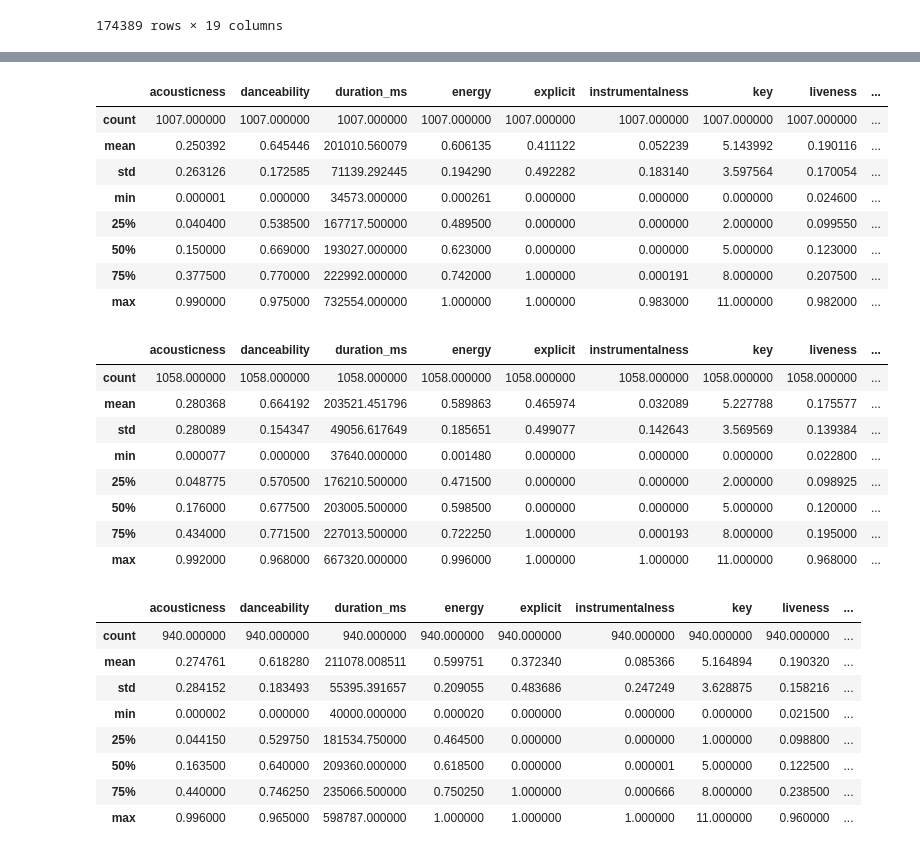
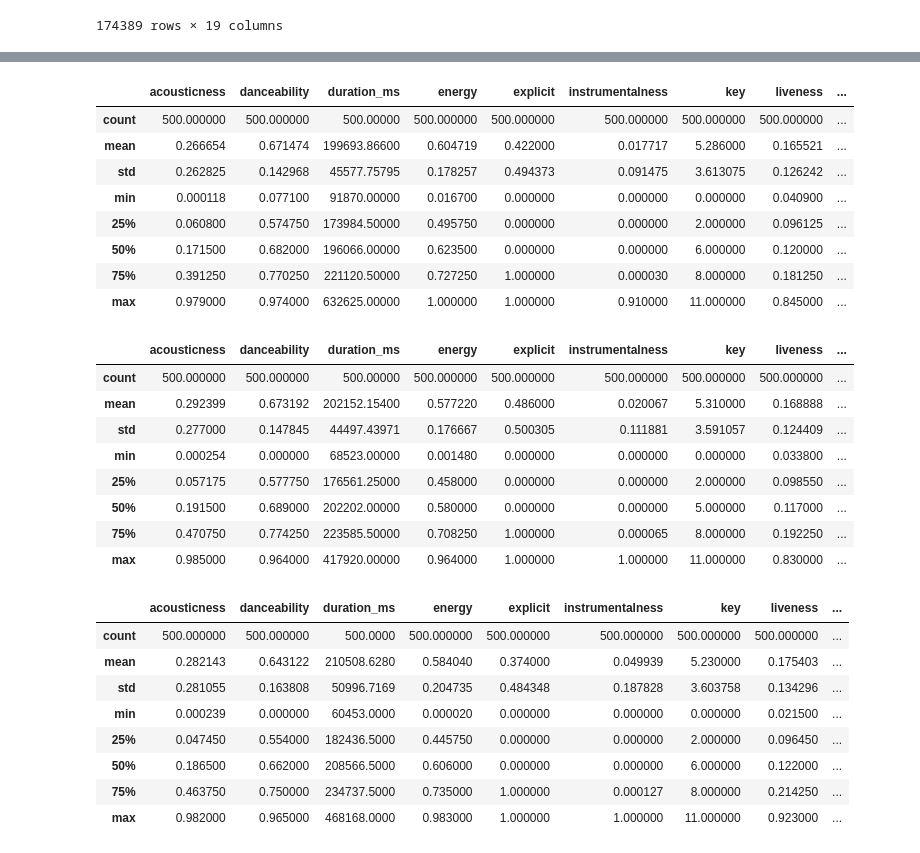
Before and after one commit to shchee5/TurnUptheData, a Jupyter notebook: Resources/Discovery.ipynb, the cells around one changed output, grey strips where cells are left out. Saved outputs shown, nothing was run; the diff lists cells and outputs as text; code cells hidden in the pictures.

```diff
--- a/Resources/Discovery.ipynb
+++ b/Resources/Discovery.ipynb
@@ -46,3 +46 @@ grouped_df.plot(kind='bar',x='year')
-# %%
-artist_df = artist_df.loc[artist_df['popularity'] >= 25]
 # %%
@@ -74,41 +74,44 @@ year2020_df.describe()
 # %%
-year2019_df = artist_df.loc[artist_df['year'] == 2019]
-year2019_df.describe()
+year2019_df = artist_df.loc[artist_df['year'] == 2019].sort_values(['popularity'],ascending=False)
+year2019_df_top = year2019_df.head(500)
+year2019_df_top.describe()
 # %% [output]
 |  | acousticness | danceability | duration_ms | energy | explicit | instrumentalness | key | liveness | ... |
-| count | 1007.000000 | 1007.000000 | 1007.000000 | 1007.000000 | 1007.000000 | 1007.000000 | 1007.000000 | 1007.000000 | ... |
-| mean | 0.250392 | 0.645446 | 201010.560079 | 0.606135 | 0.411122 | 0.052239 | 5.143992 | 0.190116 | ... |
-| std | 0.263126 | 0.172585 | 71139.292445 | 0.194290 | 0.492282 | 0.183140 | 3.597564 | 0.170054 | ... |
-| min | 0.000001 | 0.000000 | 34573.000000 | 0.000261 | 0.000000 | 0.000000 | 0.000000 | 0.024600 | ... |
-| 25% | 0.040400 | 0.538500 | 167717.500000 | 0.489500 | 0.000000 | 0.000000 | 2.000000 | 0.099550 | ... |
-| 50% | 0.150000 | 0.669000 | 193027.000000 | 0.623000 | 0.000000 | 0.000000 | 5.000000 | 0.123000 | ... |
-| 75% | 0.377500 | 0.770000 | 222992.000000 | 0.742000 | 1.000000 | 0.000191 | 8.000000 | 0.207500 | ... |
-| max | 0.990000 | 0.975000 | 732554.000000 | 1.000000 | 1.000000 | 0.983000 | 11.000000 | 0.982000 | ... |
+| count | 500.000000 | 500.000000 | 500.00000 | 500.000000 | 500.000000 | 500.000000 | 500.000000 | 500.000000 | ... |
+| mean | 0.266654 | 0.671474 | 199693.86600 | 0.604719 | 0.422000 | 0.017717 | 5.286000 | 0.165521 | ... |
+| std | 0.262825 | 0.142968 | 45577.75795 | 0.178257 | 0.494373 | 0.091475 | 3.613075 | 0.126242 | ... |
+| min | 0.000118 | 0.077100 | 91870.00000 | 0.016700 | 0.000000 | 0.000000 | 0.000000 | 0.040900 | ... |
+| 25% | 0.060800 | 0.574750 | 173984.50000 | 0.495750 | 0.000000 | 0.000000 | 2.000000 | 0.096125 | ... |
+| 50% | 0.171500 | 0.682000 | 196066.00000 | 0.623500 | 0.000000 | 0.000000 | 6.000000 | 0.120000 | ... |
+| 75% | 0.391250 | 0.770250 | 221120.50000 | 0.727250 | 1.000000 | 0.000030 | 8.000000 | 0.181250 | ... |
+| max | 0.979000 | 0.974000 | 632625.00000 | 1.000000 | 1.000000 | 0.910000 | 11.000000 | 0.845000 | ... |
 # %%
-year2018_df = artist_df.loc[artist_df['year'] == 2018]
-year2018_df.describe()
+year2018_df = artist_df.loc[artist_df['year'] == 2018].sort_values(['popularity'],ascending=False)
+year2018_df_top = year2018_df.head(500)
+year2018_df_top.describe()
 # %% [output]
 |  | acousticness | danceability | duration_ms | energy | explicit | instrumentalness | key | liveness | ... |
-| count | 1058.000000 | 1058.000000 | 1058.000000 | 1058.000000 | 1058.000000 | 1058.000000 | 1058.000000 | 1058.000000 | ... |
-| mean | 0.280368 | 0.664192 | 203521.451796 | 0.589863 | 0.465974 | 0.032089 | 5.227788 | 0.175577 | ... |
-| std | 0.280089 | 0.154347 | 49056.617649 | 0.185651 | 0.499077 | 0.142643 | 3.569569 | 0.139384 | ... |
-| min | 0.000077 | 0.000000 | 37640.000000 | 0.001480 | 0.000000 | 0.000000 | 0.000000 | 0.022800 | ... |
-| 25% | 0.048775 | 0.570500 | 176210.500000 | 0.471500 | 0.000000 | 0.000000 | 2.000000 | 0.098925 | ... |
-| 50% | 0.176000 | 0.677500 | 203005.500000 | 0.598500 | 0.000000 | 0.000000 | 5.000000 | 0.120000 | ... |
-| 75% | 0.434000 | 0.771500 | 227013.500000 | 0.722250 | 1.000000 | 0.000193 | 8.000000 | 0.195000 | ... |
-| max | 0.992000 | 0.968000 | 667320.000000 | 0.996000 | 1.000000 | 1.000000 | 11.000000 | 0.968000 | ... |
+| count | 500.000000 | 500.000000 | 500.00000 | 500.000000 | 500.000000 | 500.000000 | 500.000000 | 500.000000 | ... |
+| mean | 0.292399 | 0.673192 | 202152.15400 | 0.577220 | 0.486000 | 0.020067 | 5.310000 | 0.168888 | ... |
+| std | 0.277000 | 0.147845 | 44497.43971 | 0.176667 | 0.500305 | 0.111881 | 3.591057 | 0.124409 | ... |
+| min | 0.000254 | 0.000000 | 68523.00000 | 0.001480 | 0.000000 | 0.000000 | 0.000000 | 0.033800 | ... |
+| 25% | 0.057175 | 0.577750 | 176561.25000 | 0.458000 | 0.000000 | 0.000000 | 2.000000 | 0.098550 | ... |
+| 50% | 0.191500 | 0.689000 | 202202.00000 | 0.580000 | 0.000000 | 0.000000 | 5.000000 | 0.117000 | ... |
+| 75% | 0.470750 | 0.774250 | 223585.50000 | 0.708250 | 1.000000 | 0.000065 | 8.000000 | 0.192250 | ... |
+| max | 0.985000 | 0.964000 | 417920.00000 | 0.964000 | 1.000000 | 1.000000 | 11.000000 | 0.830000 | ... |
 # %%
-year2017_df = artist_df.loc[artist_df['year'] == 2017]
-year2017_df.describe()
+year2017_df = artist_df.loc[artist_df['year'] == 2017].sort_values(['popularity'],ascending=False)
+year2017_df_top = year2017_df.head(500)
+year2017_df_top.describe()
 # %% [output]
 |  | acousticness | danceability | duration_ms | energy | explicit | instrumentalness | key | liveness | ... |
-| count | 940.000000 | 940.000000 | 940.000000 | 940.000000 | 940.000000 | 940.000000 | 940.000000 | 940.000000 | ... |
-| mean | 0.274761 | 0.618280 | 211078.008511 | 0.599751 | 0.372340 | 0.085366 | 5.164894 | 0.190320 | ... |
-| std | 0.284152 | 0.183493 | 55395.391657 | 0.209055 | 0.483686 | 0.247249 | 3.628875 | 0.158216 | ... |
-| min | 0.000002 | 0.000000 | 40000.000000 | 0.000020 | 0.000000 | 0.000000 | 0.000000 | 0.021500 | ... |
-| 25% | 0.044150 | 0.529750 | 181534.750000 | 0.464500 | 0.000000 | 0.000000 | 1.000000 | 0.098800 | ... |
-| 50% | 0.163500 | 0.640000 | 209360.000000 | 0.618500 | 0.000000 | 0.000001 | 5.000000 | 0.122500 | ... |
-| 75% | 0.440000 | 0.746250 | 235066.500000 | 0.750250 | 1.000000 | 0.000666 | 8.000000 | 0.238500 | ... |
-| max | 0.996000 | 0.965000 | 598787.000000 | 1.000000 | 1.000000 | 1.000000 | 11.000000 | 0.960000 | ... |
+| count | 500.000000 | 500.000000 | 500.0000 | 500.000000 | 500.000000 | 500.000000 | 500.000000 | 500.000000 | ... |
+| mean | 0.282143 | 0.643122 | 210508.6280 | 0.584040 | 0.374000 | 0.049939 | 5.230000 | 0.175403 | ... |
+| std | 0.281055 | 0.163808 | 50996.7169 | 0.204735 | 0.484348 | 0.187828 | 3.603758 | 0.134296 | ... |
+| min | 0.000239 | 0.000000 | 60453.0000 | 0.000020 | 0.000000 | 0.000000 | 0.000000 | 0.021500 | ... |
+| 25% | 0.047450 | 0.554000 | 182436.5000 | 0.445750 | 0.000000 | 0.000000 | 2.000000 | 0.096450 | ... |
+| 50% | 0.186500 | 0.662000 | 208566.5000 | 0.606000 | 0.000000 | 0.000000 | 6.000000 | 0.122000 | ... |
+| 75% | 0.463750 | 0.750000 | 234737.5000 | 0.735000 | 1.000000 | 0.000127 | 8.000000 | 0.214250 | ... |
+| max | 0.982000 | 0.965000 | 468168.0000 | 0.983000 | 1.000000 | 1.000000 | 11.000000 | 0.923000 | ... |
 # %%
 combined_df = pd.DataFrame({
```
Also changed, not shown: parts of 17 cells of this notebook.
